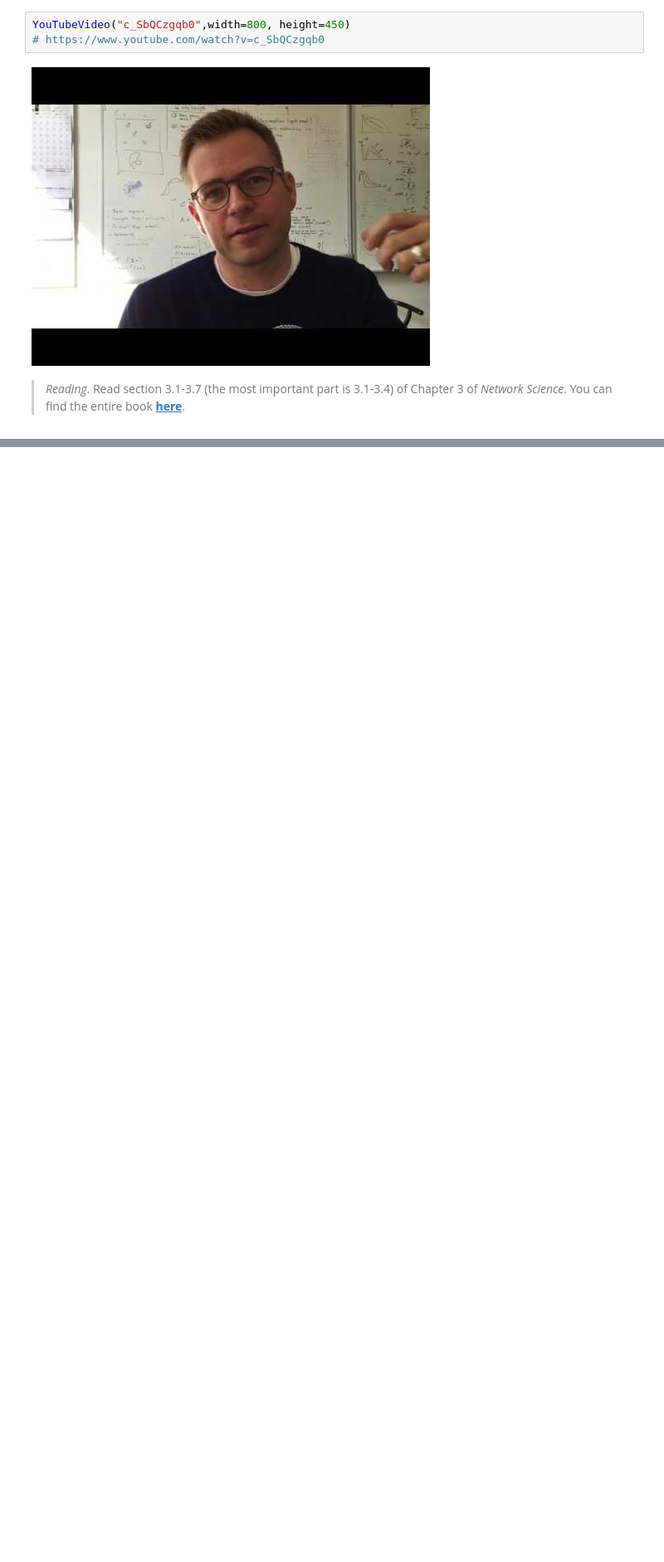
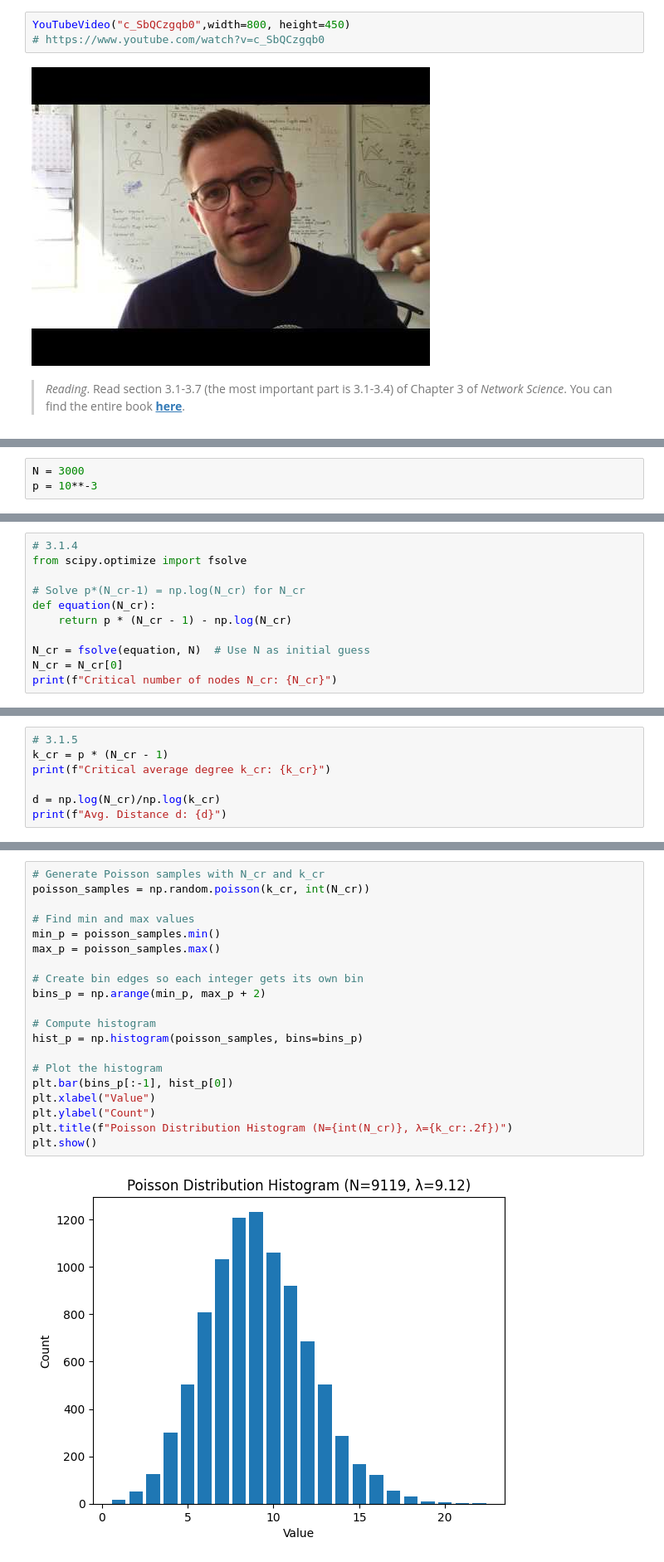
Before and after one commit to tzikos/Social-Graphs-and-Interactions, a Jupyter notebook: Week2/Week2.ipynb, the cells around one changed output, grey strips where cells are left out. Shown at 83% size. Cells and saved outputs as stored; diff of their text form; blank space fills up the shorter version.

```diff
--- a/Week2/Week2.ipynb
+++ b/Week2/Week2.ipynb
@@ -152,0 +214,3 @@ By the way, the default plot coming out of `networkx` doesn't look like the one
+# %%
+N = 3000
+p = 10**-3
@@ -152,0 +249,11 @@ By the way, the default plot coming out of `networkx` doesn't look like the one
+# %%
+# 3.1.4
+from scipy.optimize import fsolve
+
+# Solve p*(N_cr-1) = np.log(N_cr) for N_cr
+def equation(N_cr):
+    return p * (N_cr - 1) - np.log(N_cr)
+
+N_cr = fsolve(equation, N)  # Use N as initial guess
+N_cr = N_cr[0]
+print(f"Critical number of nodes N_cr: {N_cr}")
@@ -152,0 +264,7 @@ By the way, the default plot coming out of `networkx` doesn't look like the one
+# %%
+# 3.1.5
+k_cr = p * (N_cr - 1)
+print(f"Critical average degree k_cr: {k_cr}")
+
+d = np.log(N_cr)/np.log(k_cr)
+print(f"Avg. Distance d: {d}")
@@ -152,0 +274,22 @@ By the way, the default plot coming out of `networkx` doesn't look like the one
+# %%
+# Generate Poisson samples with N_cr and k_cr
+poisson_samples = np.random.poisson(k_cr, int(N_cr))
+
+# Find min and max values
+min_p = poisson_samples.min()
+max_p = poisson_samples.max()
+
+# Create bin edges so each integer gets its own bin
+bins_p = np.arange(min_p, max_p + 2)
+
+# Compute histogram
+hist_p = np.histogram(poisson_samples, bins=bins_p)
+
+# Plot the histogram
+plt.bar(bins_p[:-1], hist_p[0])
+plt.xlabel("Value")
+plt.ylabel("Count")
+plt.title(f"Poisson Distribution Histogram (N={int(N_cr)}, λ={k_cr:.2f})")
+plt.show()
+# %% [output]
+[figure, added]
```
Also changed, not shown: parts of 18 cells of this notebook.
